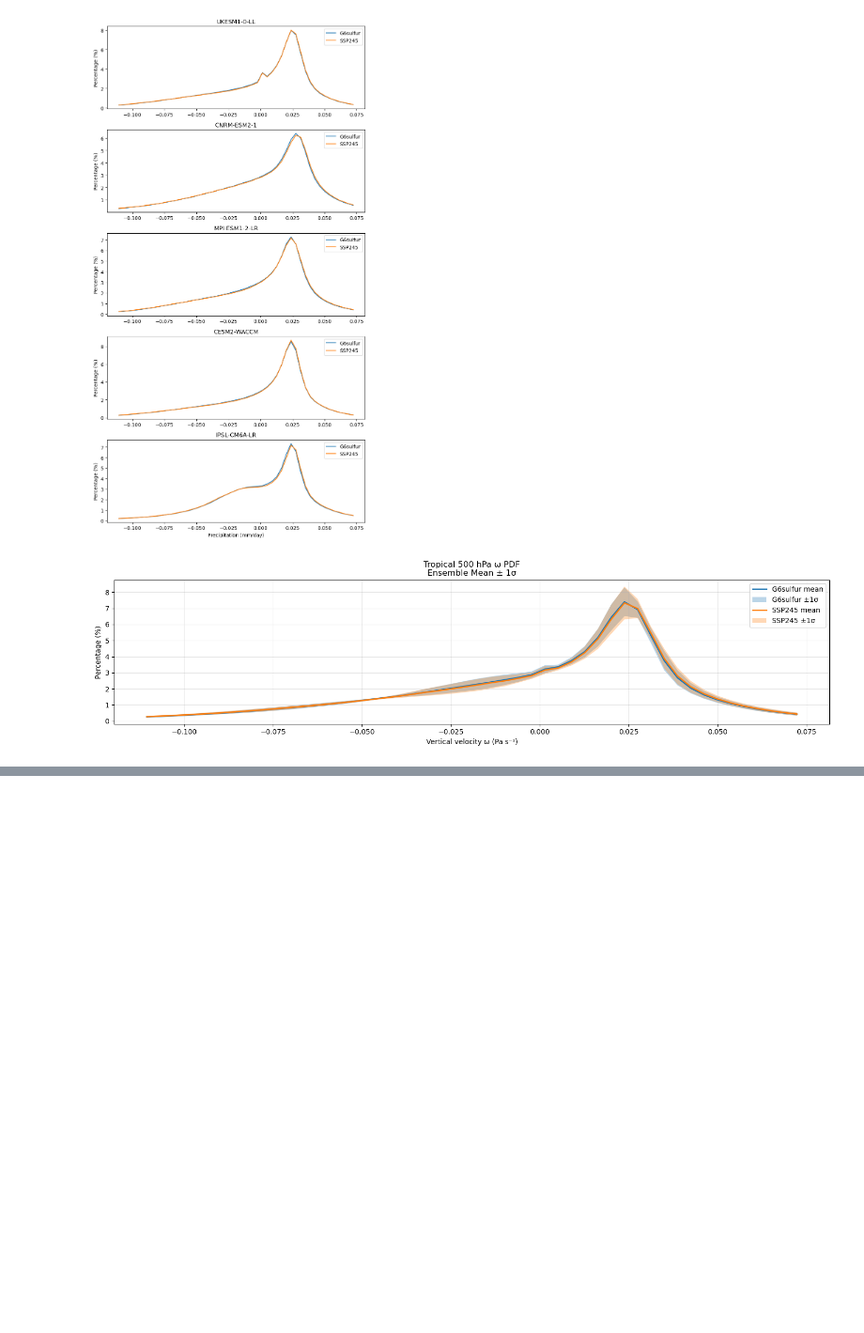
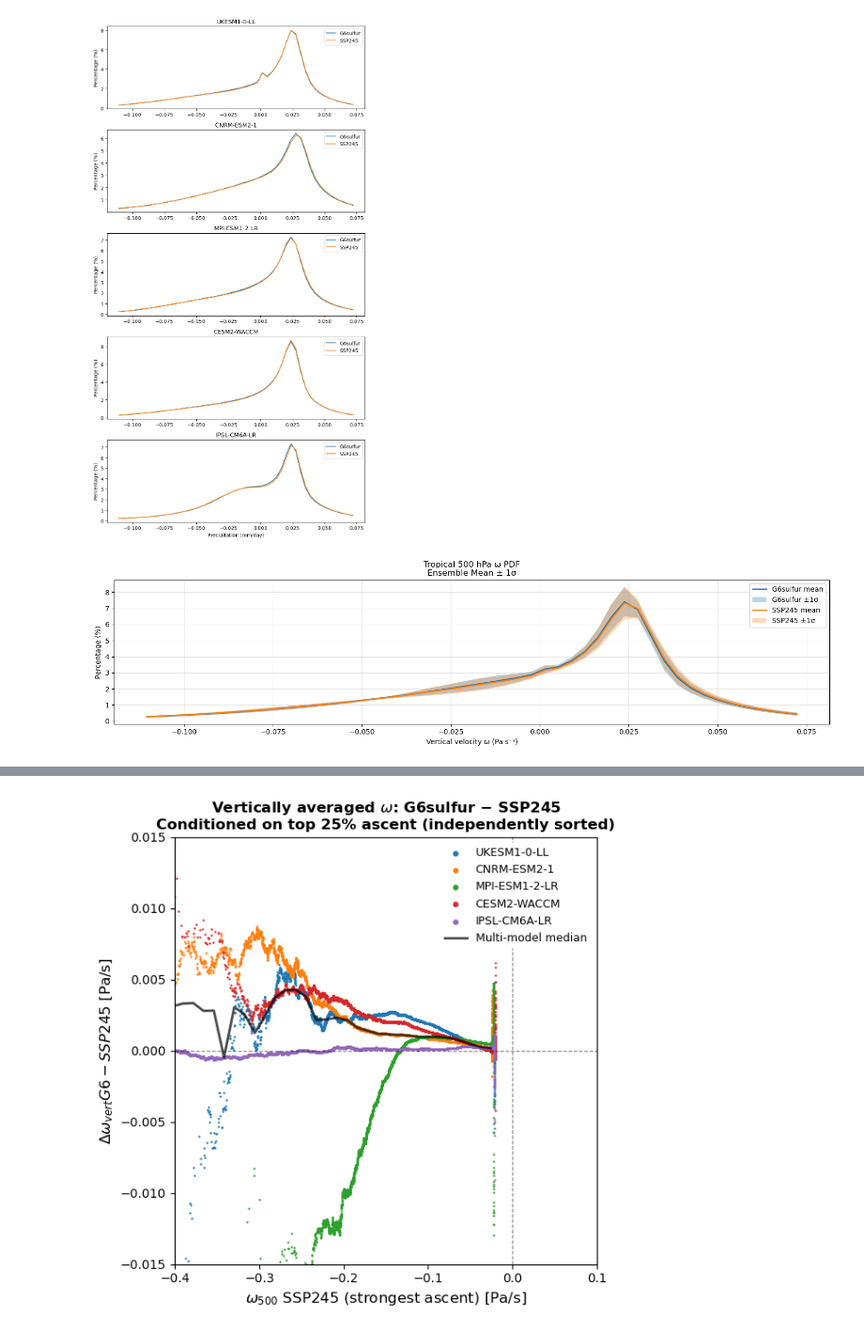
Before and after one commit to bidyutbg/UoE, a Jupyter notebook: 20260218_Monsoons/20260409_w500_PDF.ipynb, the cells around one changed output, grey strips where cells are left out. Shown at 94% size. Drawn from its saved outputs; the diff is of its cells as text; code cells hidden in the pictures; blank space fills up the shorter version.

```diff
--- a/20260218_Monsoons/20260409_w500_PDF.ipynb
+++ b/20260218_Monsoons/20260409_w500_PDF.ipynb
@@ -84,7 +93,7 @@ def _exp_year_label(exp_name):
 def _time_slice(exp_name):
     """Return the (start, end) time slice strings for an experiment."""
     if exp_name in ("G6sulfur", "SSP585", "SSP245"):
-        return ("2021-01-01", "2100-12")   # 80 years
+        return ("2021-01-01", "2099-12")   # 80 years
     elif exp_name == "HIST":
         return ("1921-01-01", "2000-12")   # 80 years
     else:
@@ -225,7 +234,7 @@ def load_model_data_alt_path(base_path, project, institution, model_name, scenar
 
     # Check if files exist at base_path, otherwise look in downloaded directory
     base_path = Path(base_path)
-    downloaded_base = Path("/home/users/bidyut/data")
+    downloaded_base = Path("/gws/ssde/j25b/impose/bidyut/data")
 
     # if not base_path.exists() or not list(base_path.glob("*.nc")):
     if not any(base_path.glob("*.nc")):
@@ -590,0 +1055,79 @@ bin_edges_ref
+# %%
+# ================================================================
+# PLOT all_results - individual models + MMM + spread
+# ================================================================
+
+# --- Bin x-axis for ensemble mean/spread ---
+n_bins     = 100
+x_all      = np.concatenate([v['x'] for v in all_results.values()])
+x_bin_edges = np.linspace(x_all.min(), x_all.max(), n_bins + 1)
+x_bin_centers = 0.5 * (x_bin_edges[:-1] + x_bin_edges[1:])
+
+# For each model, bin delta_y onto the common x-axis
+model_binned = {}
+for model_name, res in all_results.items():
+    binned = np.full(n_bins, np.nan)
+    for i in range(n_bins):
+        lo, hi = x_bin_edges[i], x_bin_edges[i + 1]
+        mask = (res['x'] >= lo) & (res['x'] < hi)
+        if mask.sum() > 0:
+            binned[i] = np.nanmean(res['delta_y'][mask])
+    model_binned[model_name] = binned
+
+# Stack for ensemble statistics
+binned_stack = np.vstack(list(model_binned.values()))   # (n_models, n_bins)
+# mmm          = np.nanmean(binned_stack, axis=0)
+mmm          = np.nanmedian(binned_stack, axis=0)
+spread_lo    = np.nanmin(binned_stack,  axis=0)
+spread_hi    = np.nanmax(binned_stack,  axis=0)
+
+# --- Colors per model ---
+cmap   = plt.cm.tab10
+colors = {name: cmap(i) for i, name in enumerate(all_results.keys())}
+
+# --- Plot ---
+fig, ax = plt.subplots(figsize=(6, 6))
+
+# Individual model scatter (tiny dots)
+for model_name, res in all_results.items():
+    ax.scatter(res['x'], res['delta_y'],
+               s=0.5, alpha=1.0, color=colors[model_name], label=model_name)
+
+# # Model spread (min–max across models, per bin)
+# ax.fill_between(x_bin_centers, spread_lo, spread_hi,
+#                 color='gray', alpha=0.25, label='Model spread (min–max)')
+
+# Individual model binned means (slightly thicker, coloured)
+for model_name, binned in model_binned.items():
+    valid = np.isfinite(binned)
+    ax.plot(x_bin_centers[valid], binned[valid],
+            color=colors[model_name], linewidth=0.0, alpha=0.7, label='_nolegend_')
+
+# Multi-model mean (thick black)
+valid_mmm = np.isfinite(mmm)
+ax.plot(x_bin_centers[valid_mmm], mmm[valid_mmm],
+        color='k', linewidth=2, alpha=0.7, label='Multi-model median', zorder=15)
+
+# Reference lines
+ax.axhline(y=0, color='black', linestyle='--', linewidth=0.8, alpha=0.5)
+ax.axvline(x=0, color='black', linestyle='--', linewidth=0.8, alpha=0.5)
+
+ax.set_xlabel('$\omega_{500}$ SSP245 (strongest ascent) [Pa/s]', fontsize=12)
+ax.set_ylabel('$\Delta \omega_{vert} G6−SSP245$ [Pa/s]', fontsize=12)
+ax.set_title(f'Vertically averaged $\omega$: G6sulfur − SSP245\n'
+             f'Conditioned on top {ascent_percentile}% ascent (independently sorted)',
+             fontsize=12, fontweight='bold')
+
+ax.set_ylim(-0.015,0.015)
+ax.set_xlim(-0.4,0.1)
+
+ax.legend(loc='upper right', fontsize=9, markerscale=5,
+          framealpha=0.9, edgecolor='none')
+# ax.grid(True, alpha=0.3)
+ax.grid(False)
+
+plt.tight_layout()
+# plt.savefig('scatter_mmm_spread.png', dpi=300, bbox_inches='tight')
+plt.show()
+# %% [output]
+[figure, added]
```
Also changed, not shown: parts of 13 cells of this notebook, 23 other files.
